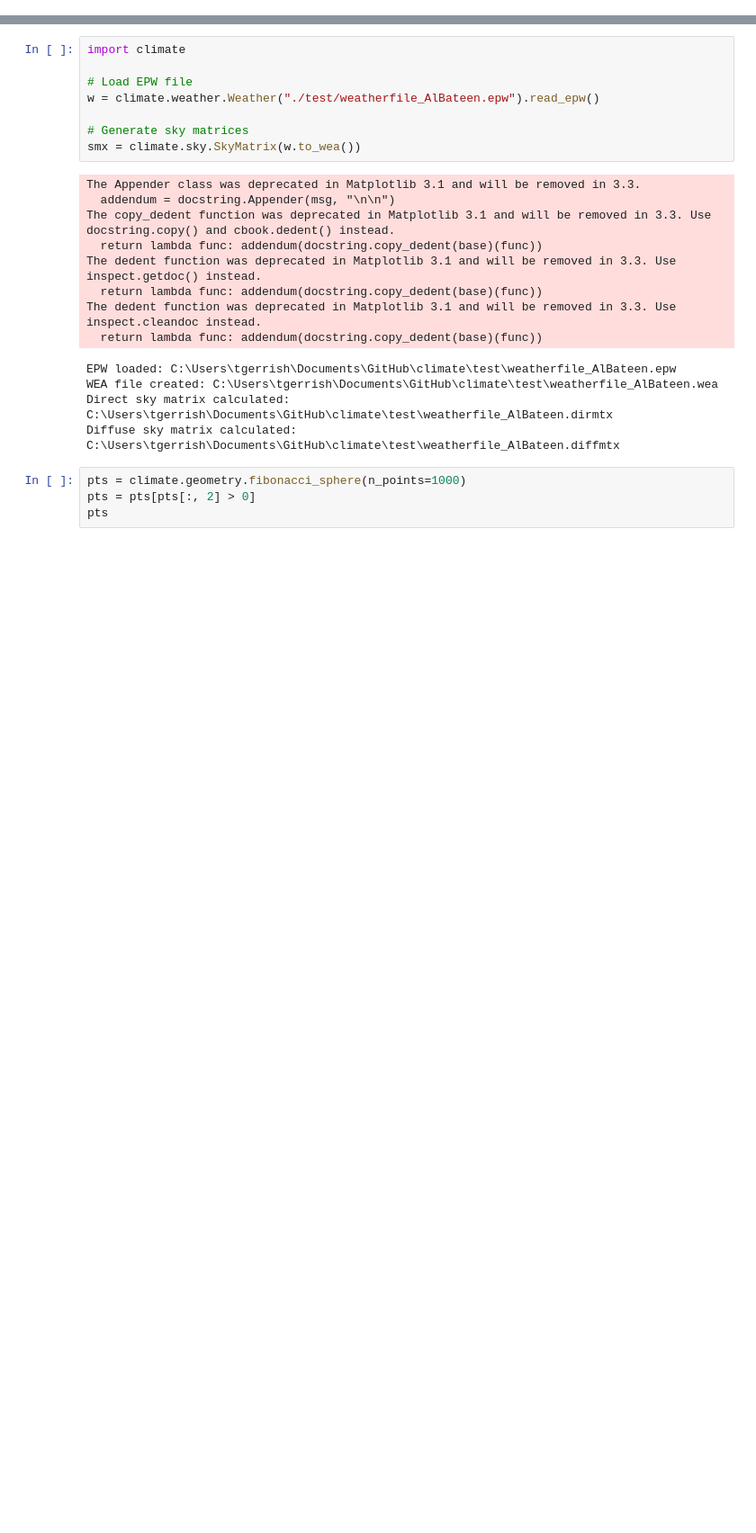
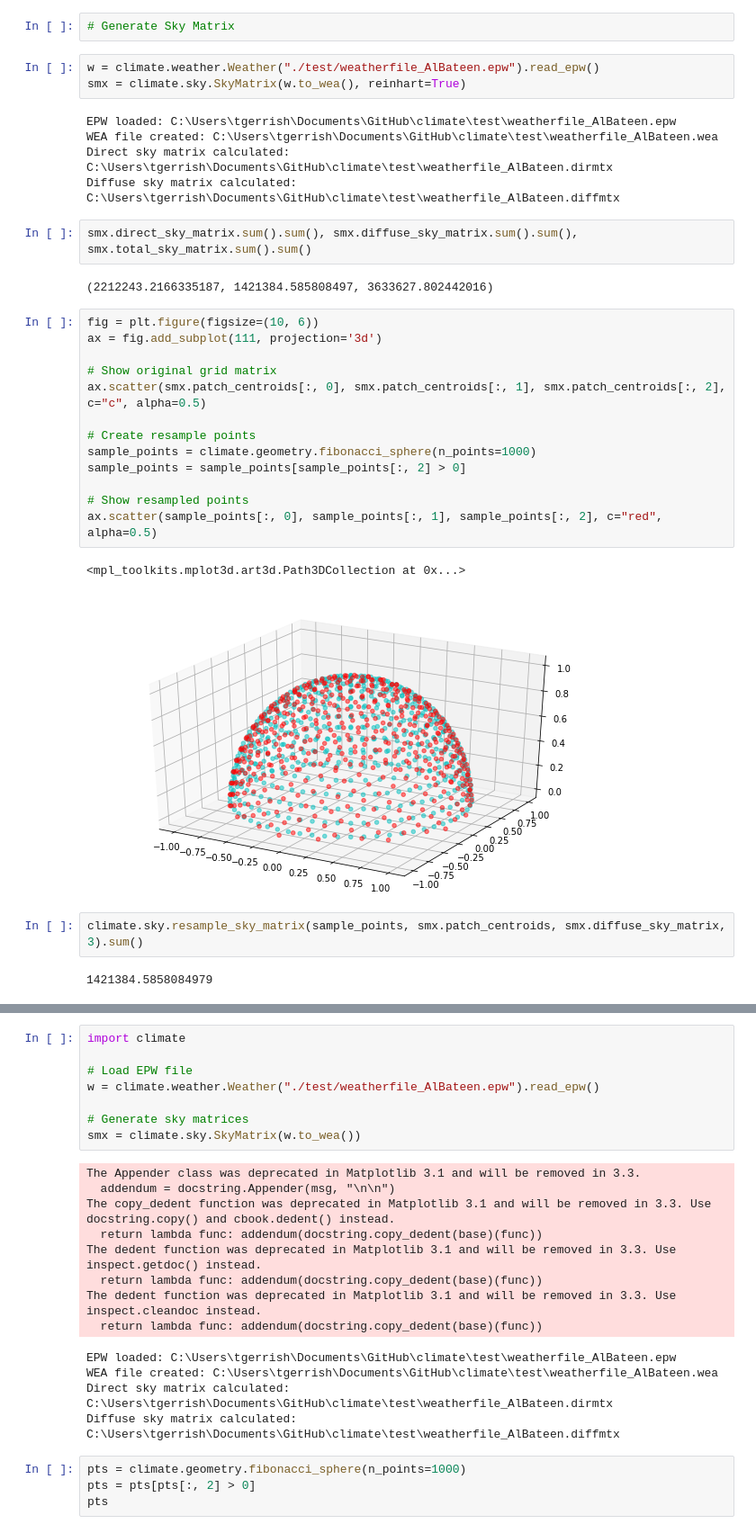
Before and after one commit to cycle13/climate, a Jupyter notebook: test.ipynb, the cells around one changed output, grey strips where cells are left out. Shown at 90% size. Cells and saved outputs as stored; diff of their text form; blank space fills up the shorter version.

```diff
--- a/test.ipynb
+++ b/test.ipynb
@@ -135,0 +22,34 @@ TypeError: __init__() takes 2 positional arguments but 3 were given
+# %%
+# Generate Sky Matrix
+# %%
+w = climate.weather.Weather("./test/weatherfile_AlBateen.epw").read_epw()
+smx = climate.sky.SkyMatrix(w.to_wea(), reinhart=True)
+# %% [output]
+EPW loaded: C:\Users\tgerrish\Documents\GitHub\climate\test\weatherfile_AlBateen.epw
+WEA file created: C:\Users\tgerrish\Documents\GitHub\climate\test\weatherfile_AlBateen.wea
+Direct sky matrix calculated: C:\Users\tgerrish\Documents\GitHub\climate\test\weatherfile_AlBateen.dirmtx
+Diffuse sky matrix calculated: C:\Users\tgerrish\Documents\GitHub\climate\test\weatherfile_AlBateen.diffmtx
+# %%
+smx.direct_sky_matrix.sum().sum(), smx.diffuse_sky_matrix.sum().sum(), smx.total_sky_matrix.sum().sum()
+# %% [output]
+(2212243.2166335187, 1421384.585808497, 3633627.802442016)
+# %%
+fig = plt.figure(figsize=(10, 6))
+ax = fig.add_subplot(111, projection='3d')
+
+# Show original grid matrix
+ax.scatter(smx.patch_centroids[:, 0], smx.patch_centroids[:, 1], smx.patch_centroids[:, 2], c="c", alpha=0.5)
+
+# Create resample points
+sample_points = climate.geometry.fibonacci_sphere(n_points=1000)
+sample_points = sample_points[sample_points[:, 2] > 0]
+
+# Show resampled points
+ax.scatter(sample_points[:, 0], sample_points[:, 1], sample_points[:, 2], c="red", alpha=0.5)
+# %% [output]
+<mpl_toolkits.mplot3d.art3d.Path3DCollection at 0x...>
+[figure, added]
+# %%
+climate.sky.resample_sky_matrix(sample_points, smx.patch_centroids, smx.diffuse_sky_matrix, 3).sum()
+# %% [output]
+1421384.5858084979
```
Also changed, not shown: parts of 11 cells of this notebook, 1 other file.
